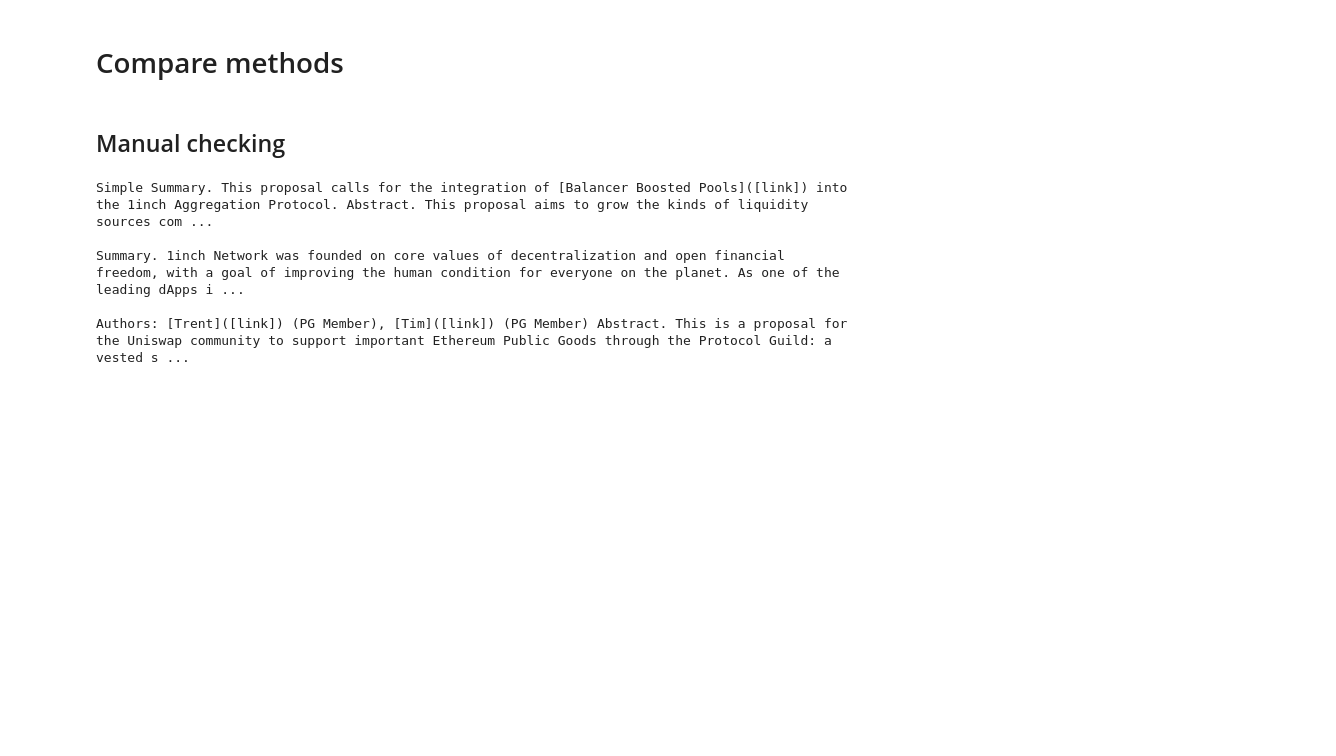
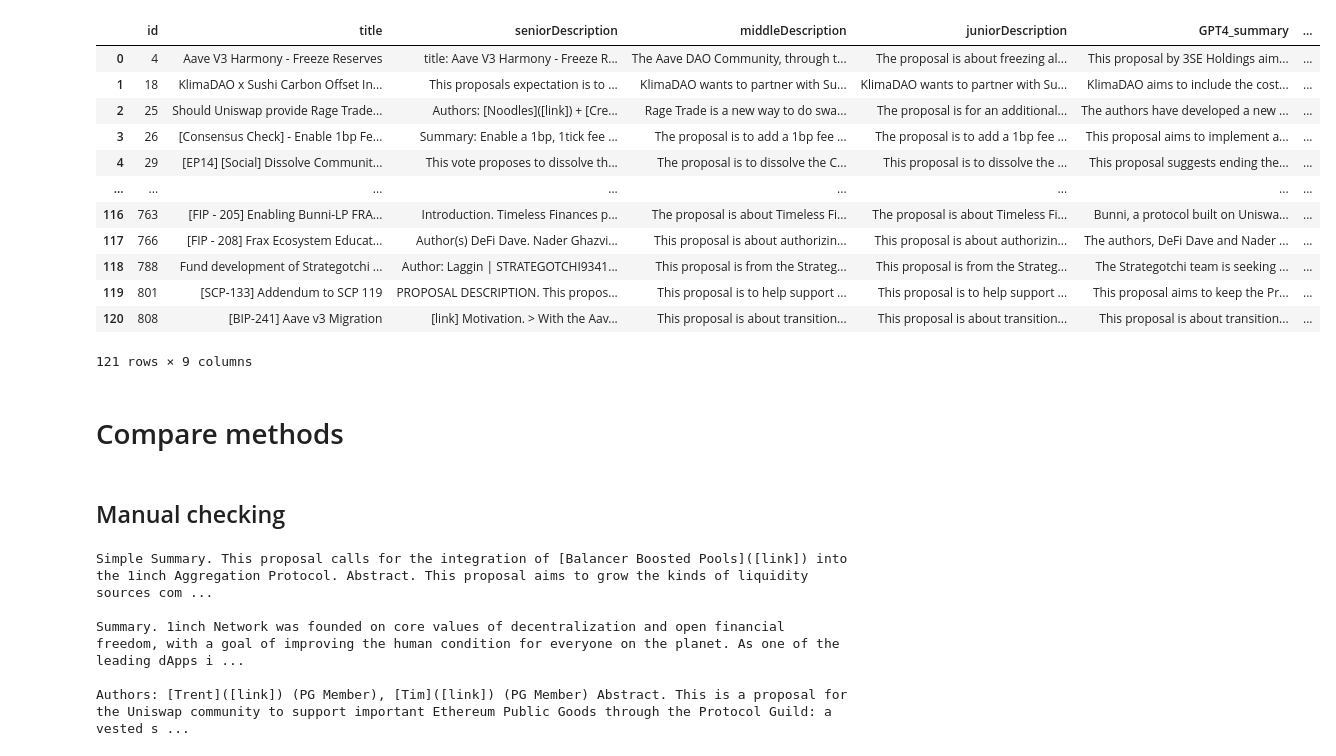
Before and after one commit to gladwel/DIP, a Jupyter notebook: notebooks/Evaluating_algorithms.ipynb, the cells around one changed output. Drawn from its saved outputs; the diff is of its cells as text; code cells hidden in the pictures; blank space fills up the shorter version.

```diff
--- a/notebooks/Evaluating_algorithms.ipynb
+++ b/notebooks/Evaluating_algorithms.ipynb
@@ -3,8 +52,26 @@ import pandas as pd
 # %%
 # read df from csv
 df = pd.read_csv('../data/GPT/summaries_GPT3_5_turbo_GPT4.csv')
 df_BART = pd.read_csv('../data/BART/summaries_BART.csv')
+df_finetuned = pd.read_csv('../data/GPT/finetune/inference/summaries_finetune_GPT3_5_turbo.csv')
 df['BART_large_CNN_summary']=df_BART['extractiveSummarization']
+
+df_test = pd.merge(df_finetuned, df, on=['id', 'seniorDescription', 'middleDescription', 'juniorDescription', 'title', ], how='inner')[['id', 'title', 'seniorDescription', 'middleDescription', 'juniorDescription', 'GPT4_summary', 'GPT3_5_turbo_summary', 'finetuned_GPT3_5_turbo_summary', 'BART_large_CNN_summary']]
+df_test
+# %% [output]
+|  | id | title | seniorDescription | middleDescription | juniorDescription | GPT4_summary | ... |
+| 0 | 4 | Aave V3 Harmony - Freeze Reserves | title: Aave V3 Harmony - Freeze R... | The Aave DAO Community, through t... | The proposal is about freezing al... | This proposal by 3SE Holdings aim... | ... |
+| 1 | 18 | KlimaDAO x Sushi Carbon Offset In... | This proposals expectation is to ... | KlimaDAO wants to partner with Su... | KlimaDAO wants to partner with Su... | KlimaDAO aims to include the cost... | ... |
+| 2 | 25 | Should Uniswap provide Rage Trade... | Authors: [Noodles]([link]) + [Cre... | Rage Trade is a new way to do swa... | The proposal is for an additional... | The authors have developed a new ... | ... |
+| 3 | 26 | [Consensus Check] - Enable 1bp Fe... | Summary: Enable a 1bp, 1tick fee ... | The proposal is to add a 1bp fee ... | The proposal is to add a 1bp fee ... | This proposal aims to implement a... | ... |
+| 4 | 29 | [EP14] [Social] Dissolve Communit... | This vote proposes to dissolve th... | The proposal is to dissolve the C... | This proposal is to dissolve the ... | This proposal suggests ending the... | ... |
+| ... | ... | ... | ... | ... | ... | ... | ... |
+| 116 | 763 | [FIP - 205] Enabling Bunni-LP FRA... | Introduction. Timeless Finances p... | The proposal is about Timeless Fi... | The proposal is about Timeless Fi... | Bunni, a protocol built on Uniswa... | ... |
+| 117 | 766 | [FIP - 208] Frax Ecosystem Educat... | Author(s) DeFi Dave. Nader Ghazvi... | This proposal is about authorizin... | This proposal is about authorizin... | The authors, DeFi Dave and Nader ... | ... |
+| 118 | 788 | Fund development of Strategotchi ... | Author: Laggin | STRATEGOTCHI9341... | This proposal is from the Strateg... | This proposal is from the Strateg... | The Strategotchi team is seeking ... | ... |
+| 119 | 801 | [SCP-133] Addendum to SCP 119 | PROPOSAL DESCRIPTION. This propos... | This proposal is to help support ... | This proposal is to help support ... | This proposal aims to keep the Pr... | ... |
+| 120 | 808 | [BIP-241] Aave v3 Migration | [link] Motivation. > With the Aav... | This proposal is about transition... | This proposal is about transition... | This proposal is about transition... | ... |
+121 rows × 9 columns
 # %% [markdown]
 # Compare methods
 # %% [markdown]
```
Also changed, not shown: parts of 42 cells of this notebook, 2 other files.
